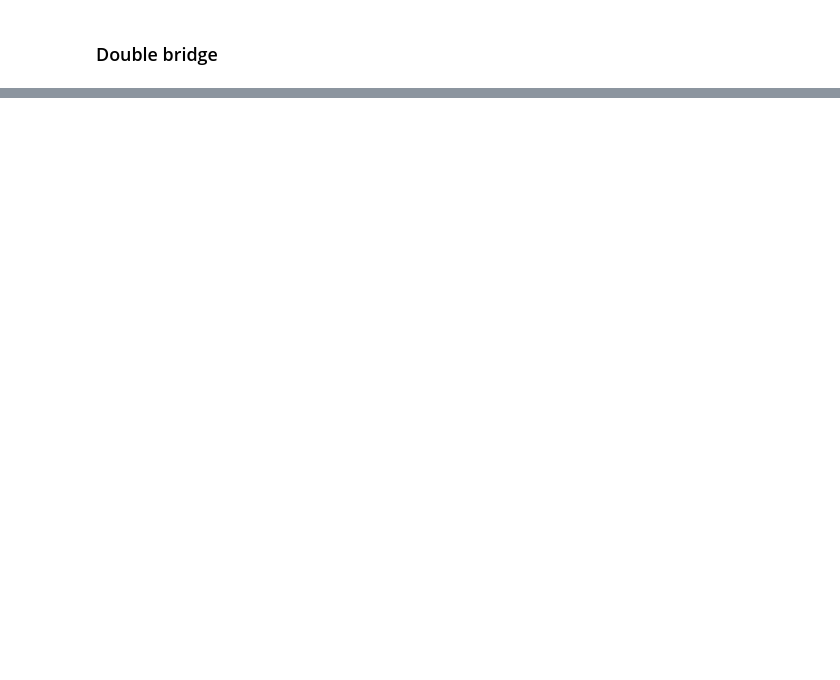
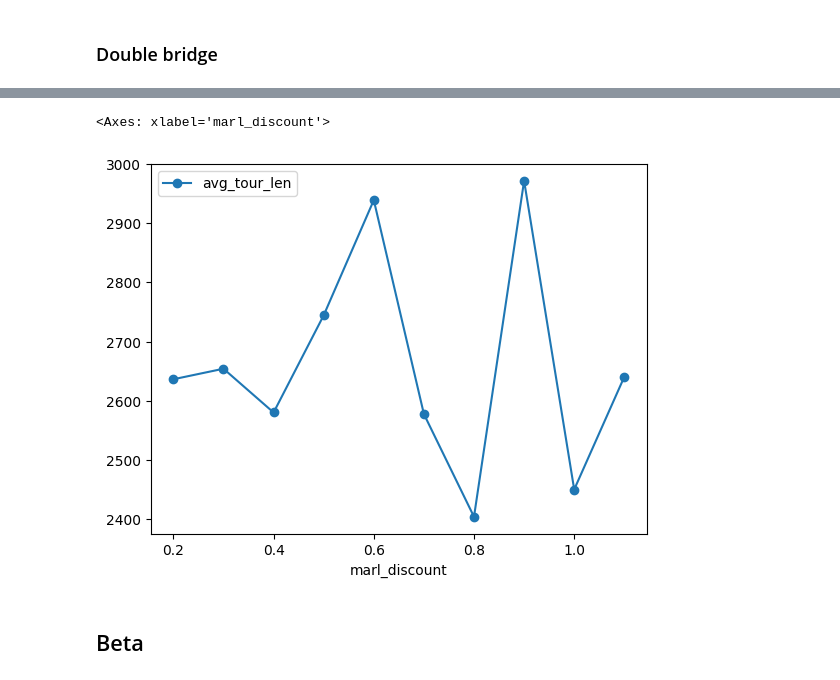
Before and after one commit to karinassini/tsp_rl_metaheuristic, a Jupyter notebook: notebooks/test.ipynb, the cells around one changed output, grey strips where cells are left out. Drawn from its saved outputs; the diff is of its cells as text; code cells hidden in the pictures; blank space fills up the shorter version.

```diff
--- a/notebooks/test.ipynb
+++ b/notebooks/test.ipynb
@@ -863,0 +986,16 @@ print("Tours equal:", np.array_equal(candidate_baseline, candidate_delta))
+# %%
+import sys
+from pathlib import Path
+
+import numpy as np
+
+repo_root = Path.cwd().resolve().parent
+src_dir = repo_root / "src"
+
+if str(repo_root) not in sys.path:
+    sys.path.insert(0, str(repo_root))
+if str(src_dir) not in sys.path:
+    sys.path.insert(0, str(src_dir))
+
+from src.structures.graph import Graph
+from src.solver.genetic_algorithm import GeneticTSPSolver, GeneticAlgorithmConfig
@@ -863,0 +1189,2 @@ print("Tours equal:", np.array_equal(candidate_baseline, candidate_delta))
+# %%
+distance_matrix = np.asarray(graph.build_adj_matrix_full(), dtype=float)
@@ -863,0 +1201,15 @@ print("Tours equal:", np.array_equal(candidate_baseline, candidate_delta))
+# %%
+initial_population = marl_initial_population(ga_config, solver.n_cities, distance_matrix)
+distances = np.asarray(
+    [tour_distance(tour, distance_matrix) for tour in initial_population], dtype=float
+ )
+
+print(f"Population members generated: {len(initial_population)}")
+print(
+    f"Distance stats -> min: {distances.min():.2f}, avg: {distances.mean():.2f}, std: {distances.std():.2f}"
+ )
+print("First tour preview:", initial_population[0][:10])
+
+# basic sanity checks
+assert all(len(tour) == solver.n_cities for tour in initial_population)
+assert len(initial_population) <= ga_config.population_size
@@ -863,0 +1247,8 @@ print("Tours equal:", np.array_equal(candidate_baseline, candidate_delta))
+# %%
+results = []
+for _ in range(10):
+    ga_config.marl_discount += 0.1
+    initial_population = marl_initial_population(ga_config, solver.n_cities, distance_matrix)
+    print(f"Pop len {len(initial_population)}")
+    avg_distance = np.mean([tour_distance(tour, distance_matrix) for tour in initial_population])
+    results.append({"marl_discount": ga_config.marl_discount, "avg_tour_len": avg_distance})
@@ -863,0 +1266,9 @@ print("Tours equal:", np.array_equal(candidate_baseline, candidate_delta))
+# %%
+import pandas as pd
+df = pd.DataFrame(results)
+df.plot(x="marl_discount", y="avg_tour_len", marker="o")
+# %% [output]
+<Axes: xlabel='marl_discount'>
+[figure, added]
+# %% [markdown]
+## Beta
```
Also changed, not shown: parts of 69 cells of this notebook, 4 other files.
